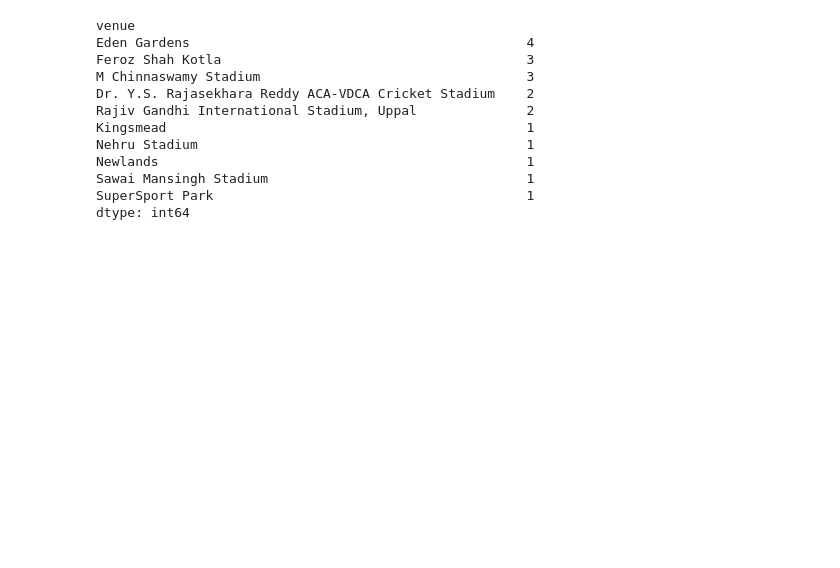
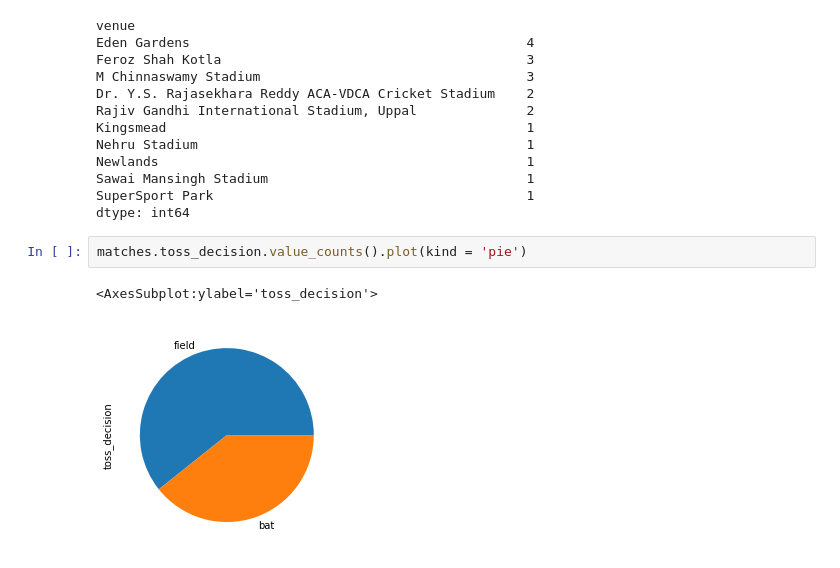
Before and after one commit to IPL-analysis-project/IPL-Dataset-Analysis, a Jupyter notebook: main.ipynb, the cells around one changed output. Drawn from its saved outputs; the diff is of its cells as text; blank space fills up the shorter version.

```diff
--- a/main.ipynb
+++ b/main.ipynb
@@ -128,3 +129,8 @@ Newlands                                               1
 Sawai Mansingh Stadium                                 1
 SuperSport Park                                        1
 dtype: int64
+# %%
+matches.toss_decision.value_counts().plot(kind = 'pie')
+# %% [output]
+<AxesSubplot:ylabel='toss_decision'>
+[figure, added]
```
Also changed, not shown: parts of 2 cells of this notebook.
